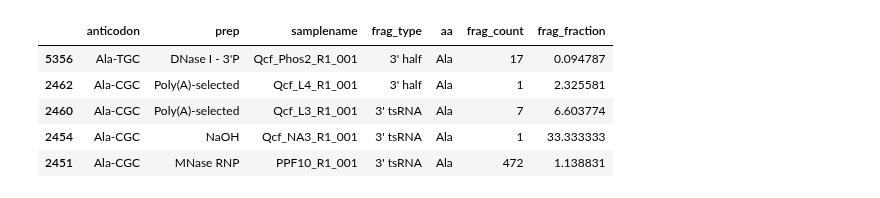
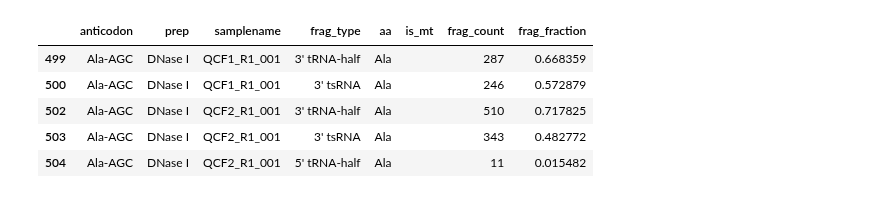
Before and after one commit to wckdouglas/cfNA, a Jupyter notebook: plots/plot_tsRNA.ipynb, the cells around one changed output. Saved outputs shown, nothing was run; the diff lists cells and outputs as text; code cells hidden in the pictures.

```diff
--- a/plots/plot_tsRNA.ipynb
+++ b/plots/plot_tsRNA.ipynb
@@ -173,20 +71,19 @@ p.set(xticks=np.arange(0,81,15))
 # %%
 df = pd.read_feather('/stor/work/Lambowitz/cdw2854/cfNA/tgirt_map/Counts/tsRNA.feather') \
-    .assign(anticodon = lambda d: d.tRNA.str.extract('-([ACTGN]{3})-', expand=False)) \
     .assign(prep = lambda d: d.samplename.map(label_sample))\
-    .assign(aa = lambda d: d.tRNA.str.extract('TR([A-Z]+)-', expand=False).map(SeqUtils.seq3))\
-    .assign(aa = lambda d: np.where(d.aa == "IleMetGluThr",'iMet',d.aa))\
-    .groupby(['anticodon','prep','samplename','frag_type','aa'], as_index=False) \
+    .assign(is_mt = lambda d: np.where(d.tRNA.str.startswith('MT'),'MT-',''))\
+    .groupby(['anticodon','prep','samplename','frag_type','aa','is_mt'], as_index=False) \
     .agg({'frag_count':'sum'}) \
-    .assign(frag_fraction = lambda d: 100*d.groupby(['samplename','prep','aa','anticodon']).frag_count.transform(lambda x: x/x.sum()))\
+    .assign(frag_fraction = lambda d: 100*d.groupby(['samplename','prep','aa','anticodon','is_mt']).frag_count.transform(lambda x: x/x.sum()))\
     .query('frag_type != "Others"')  \
-    .assign(anticodon = lambda d: d.aa +'-'+ d.anticodon) \
-    .sort_values('aa')
+    .assign(anticodon = lambda d: d.is_mt + d.aa +'-'+ d.anticodon) \
+    .sort_values(['is_mt','aa']) \
+    .assign(frag_type = lambda d: d.frag_type.str.replace('half','tRNA-half'))
 df.head()
 # %% [output]
-|  | anticodon | prep | samplename | frag_type | aa | frag_count | frag_fraction |
-| 5356 | Ala-TGC | DNase I - 3'P | Qcf_Phos2_R1_001 | 3' half | Ala | 17 | 0.094787 |
-| 2462 | Ala-CGC | Poly(A)-selected | Qcf_L4_R1_001 | 3' half | Ala | 1 | 2.325581 |
-| 2460 | Ala-CGC | Poly(A)-selected | Qcf_L3_R1_001 | 3' tsRNA | Ala | 7 | 6.603774 |
-| 2454 | Ala-CGC | NaOH | Qcf_NA3_R1_001 | 3' tsRNA | Ala | 1 | 33.333333 |
-| 2451 | Ala-CGC | MNase RNP | PPF10_R1_001 | 3' tsRNA | Ala | 472 | 1.138831 |
+|  | anticodon | prep | samplename | frag_type | aa | is_mt | frag_count | frag_fraction |
+| 499 | Ala-AGC | DNase I | QCF1_R1_001 | 3' tRNA-half | Ala |  | 287 | 0.668359 |
+| 500 | Ala-AGC | DNase I | QCF1_R1_001 | 3' tsRNA | Ala |  | 246 | 0.572879 |
+| 502 | Ala-AGC | DNase I | QCF2_R1_001 | 3' tRNA-half | Ala |  | 510 | 0.717825 |
+| 503 | Ala-AGC | DNase I | QCF2_R1_001 | 3' tsRNA | Ala |  | 343 | 0.482772 |
+| 504 | Ala-AGC | DNase I | QCF2_R1_001 | 5' tRNA-half | Ala |  | 11 | 0.015482 |
```
Also changed, not shown: parts of 15 cells of this notebook, 7 other files.
